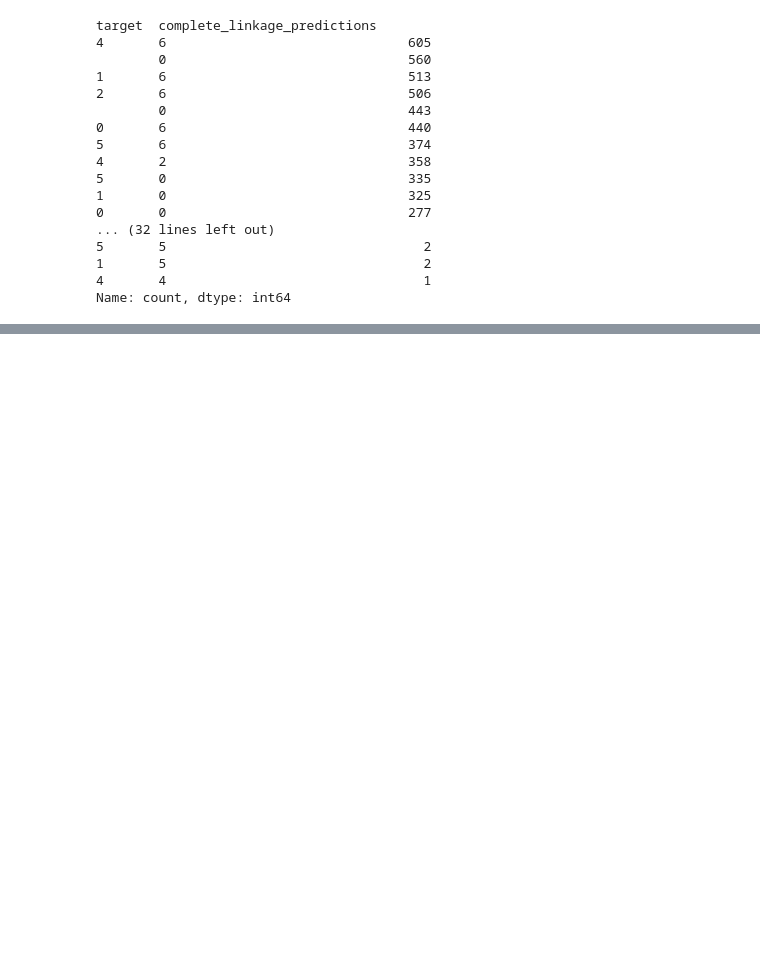
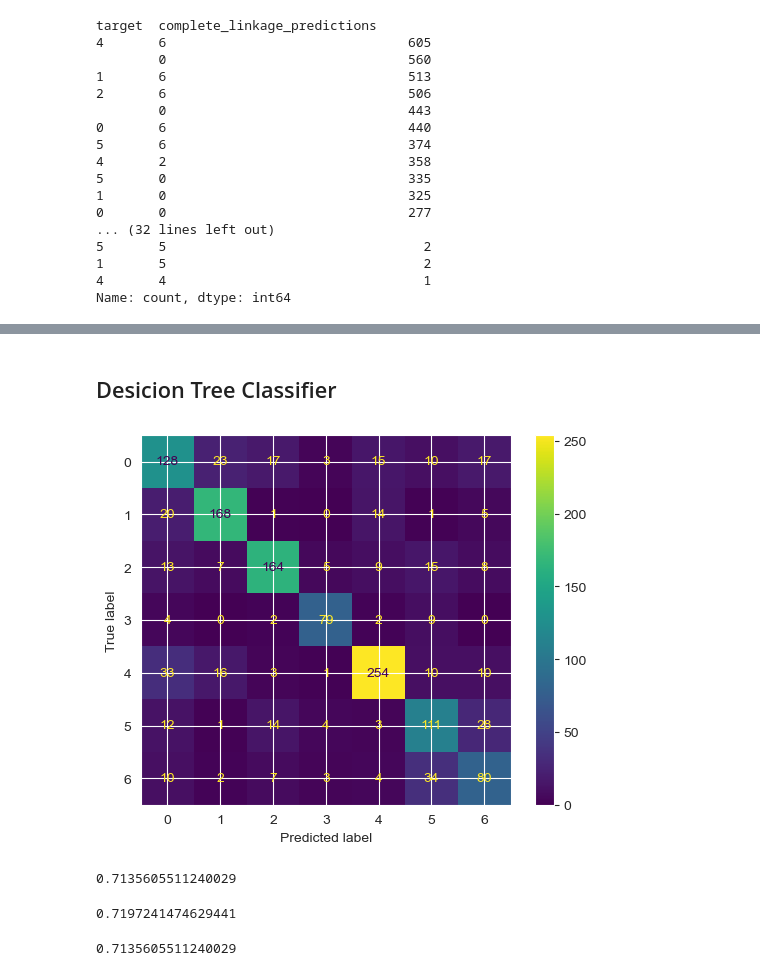
Before and after one commit to zaza-zaza/DSCC240-Final-Project, a Jupyter notebook: cluster.ipynb, the cells around one changed output, grey strips where cells are left out. Cells and saved outputs as stored; diff of their text form; code cells hidden in the pictures; blank space fills up the shorter version.

```diff
--- a/cluster.ipynb
+++ b/cluster.ipynb
@@ -187,0 +221,31 @@ Text(0.5, 25.52222222222222, 'Predicted Labels')
+# %%
+X_train, X_test, y_train, y_test = train_test_split(X, y, test_size=0.2, random_state=0)
+# %% [markdown]
+## Desicion Tree Classifier
+# %%
+dtree = DecisionTreeClassifier(max_depth = 10000).fit(X_train, y_train)
+dtree_prediction = dtree.predict(X_test)
+# %%
+cm = confusion_matrix(y_test, dtree_prediction)
+# %%
+cm_graph = metrics.ConfusionMatrixDisplay(confusion_matrix = cm)
+# %%
+cm_graph.plot()
+plt.show()
+# %% [output]
+[figure, added]
+# %%
+accuracy = metrics.accuracy_score(y_test, dtree_prediction)
+print(accuracy)
+# %% [output]
+0.7135605511240029
+# %%
+precision = metrics.precision_score(y_test, dtree_prediction, average='weighted')
+print(precision)
+# %% [output]
+0.7197241474629441
+# %%
+sensitivity_recall = metrics.recall_score(y_test, dtree_prediction, average='weighted')
+print(sensitivity_recall)
+# %% [output]
+0.7135605511240029
```
Also changed, not shown: parts of 8 cells of this notebook.
